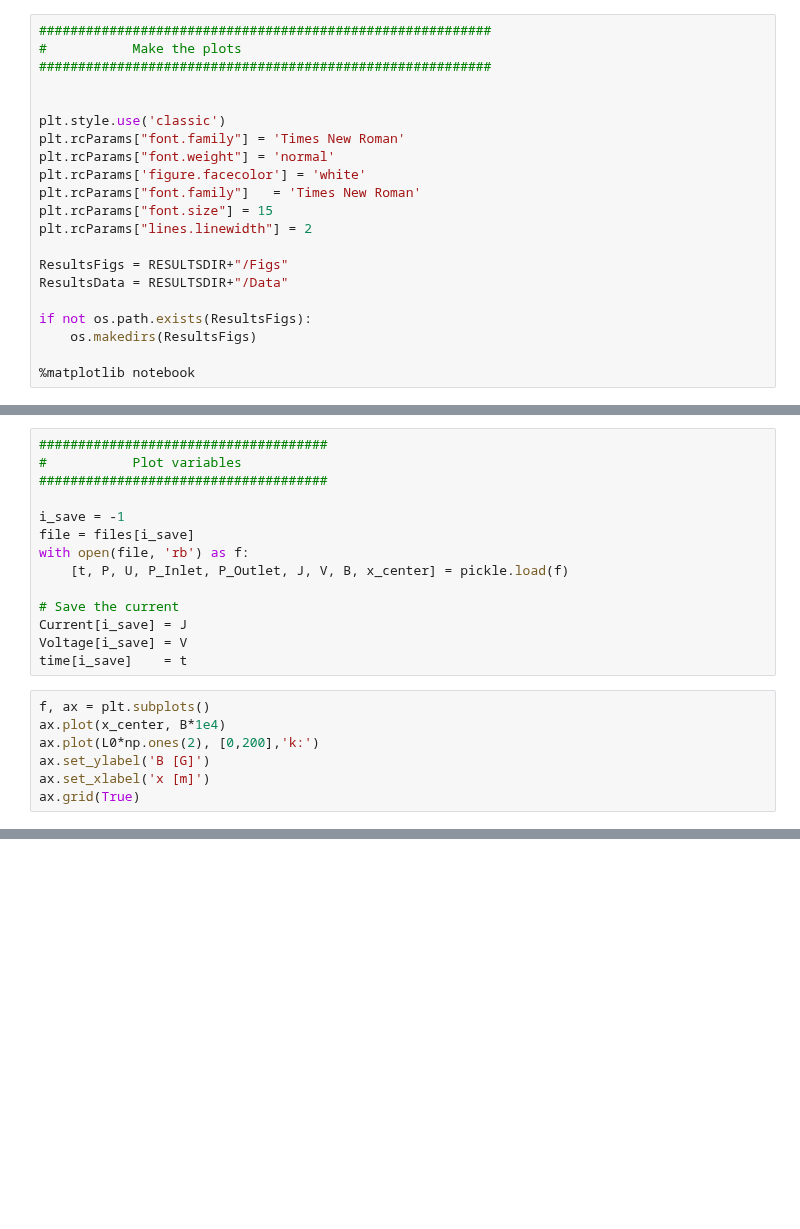
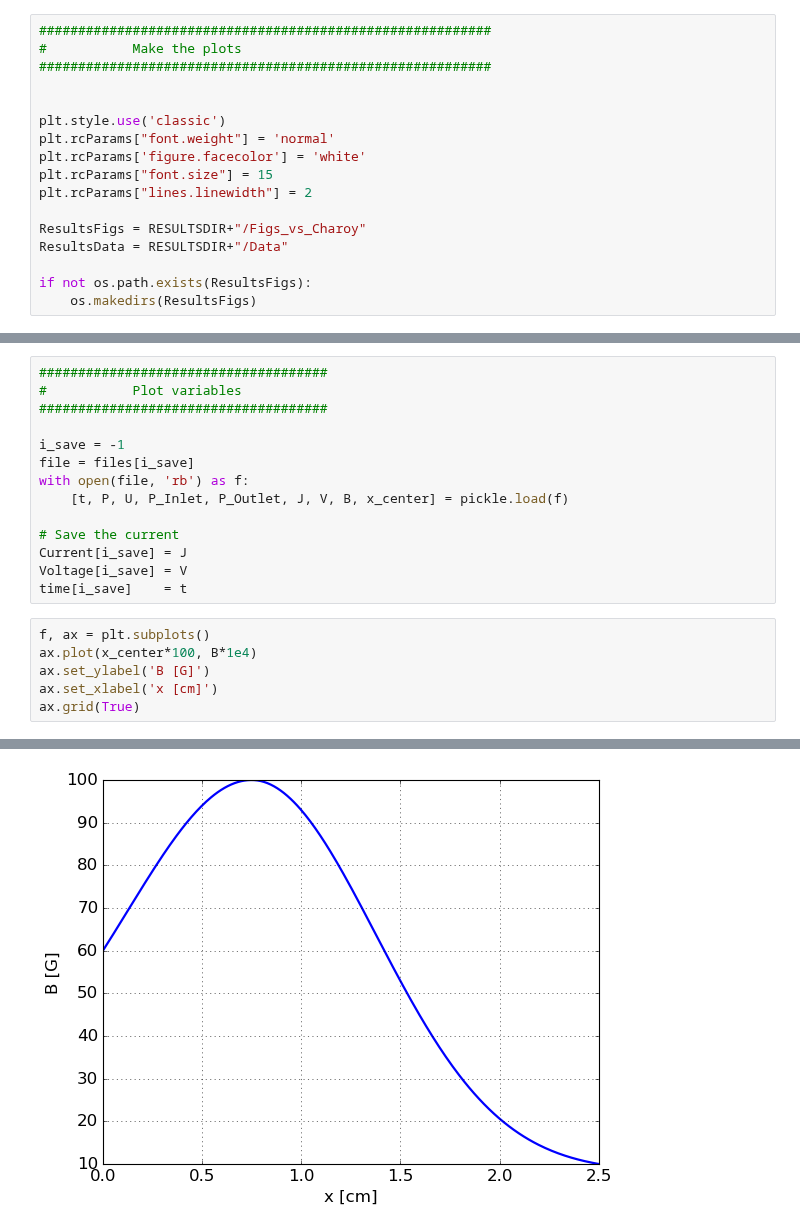
Before and after one commit to federicopetronio/FLHET1D, a Jupyter notebook: Plots_Charoy.ipynb, the cells around one changed output, grey strips where cells are left out. Drawn from its saved outputs; the diff is of its cells as text; blank space fills up the shorter version.

```diff
--- a/Plots_Charoy.ipynb
+++ b/Plots_Charoy.ipynb
@@ -229,20 +274,16 @@ KeyError: 'Physical Parameters'
 
 
 plt.style.use('classic')
-plt.rcParams["font.family"] = 'Times New Roman'
 plt.rcParams["font.weight"] = 'normal'
 plt.rcParams['figure.facecolor'] = 'white'
-plt.rcParams["font.family"]   = 'Times New Roman'
 plt.rcParams["font.size"] = 15
 plt.rcParams["lines.linewidth"] = 2
 
-ResultsFigs = RESULTSDIR+"/Figs"
+ResultsFigs = RESULTSDIR+"/Figs_vs_Charoy"
 ResultsData = RESULTSDIR+"/Data"
 
 if not os.path.exists(ResultsFigs):
     os.makedirs(ResultsFigs)
-
-%matplotlib notebook
 # %%
 # open all the files in the directory and sort them to do the video in order
 files       = glob.glob(ResultsData + "/*.pkl")
@@ -432,9 +401,8 @@ Voltage[i_save] = V
 time[i_save]    = t
 # %%
 f, ax = plt.subplots()
-ax.plot(x_center, B*1e4)
-ax.plot(L0*np.ones(2), [0,200],'k:')
+ax.plot(x_center*100, B*1e4)
 ax.set_ylabel('B [G]')
-ax.set_xlabel('x [m]')
+ax.set_xlabel('x [cm]')
 ax.grid(True)
 # %% [output]
@@ -443,3 +409,4 @@ ax.grid(True)
+[figure, added]
 # %%
 f, ax = plt.subplots()
 
```
Also changed, not shown: parts of 27 cells of this notebook, 3 other files.
